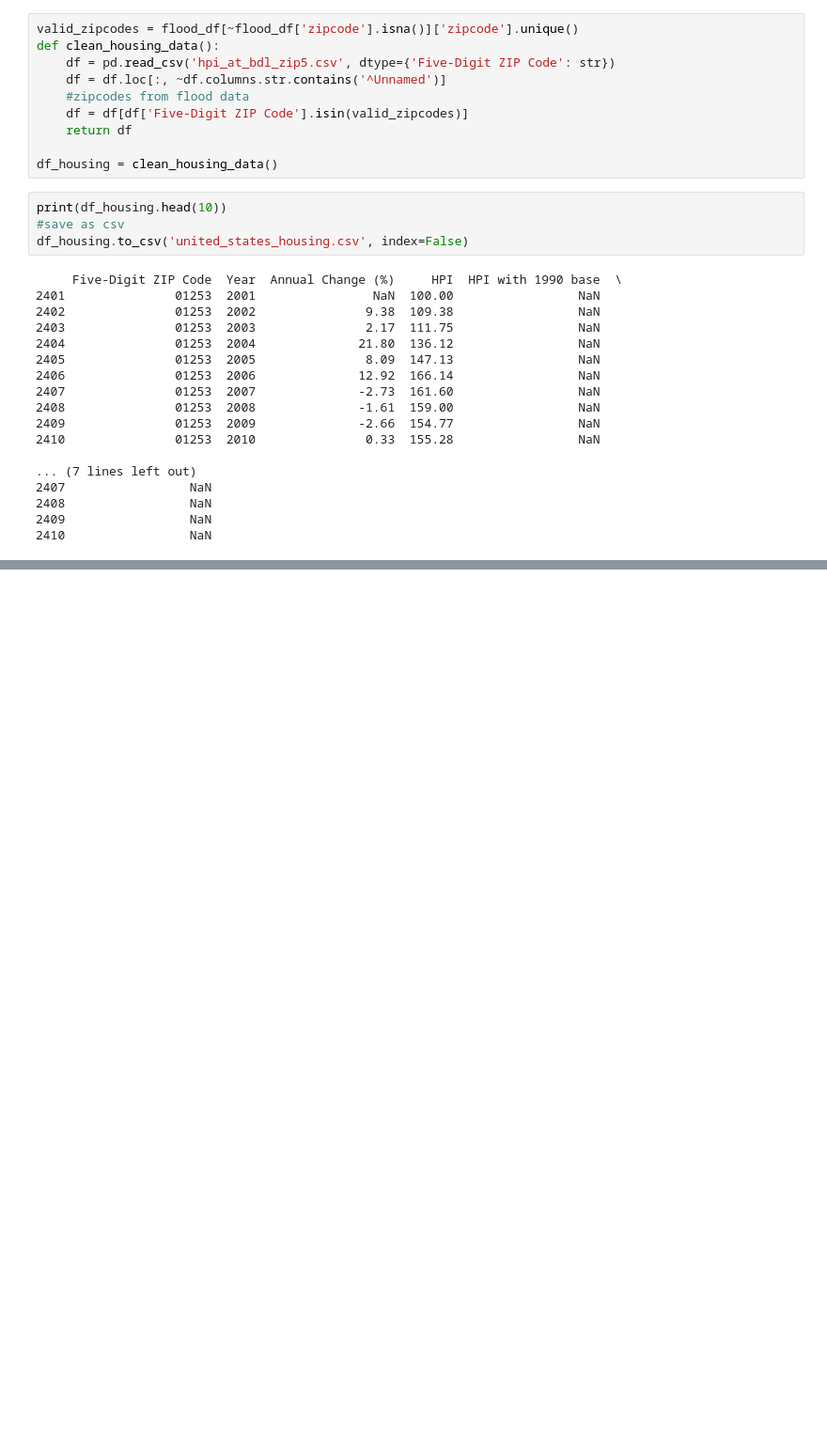
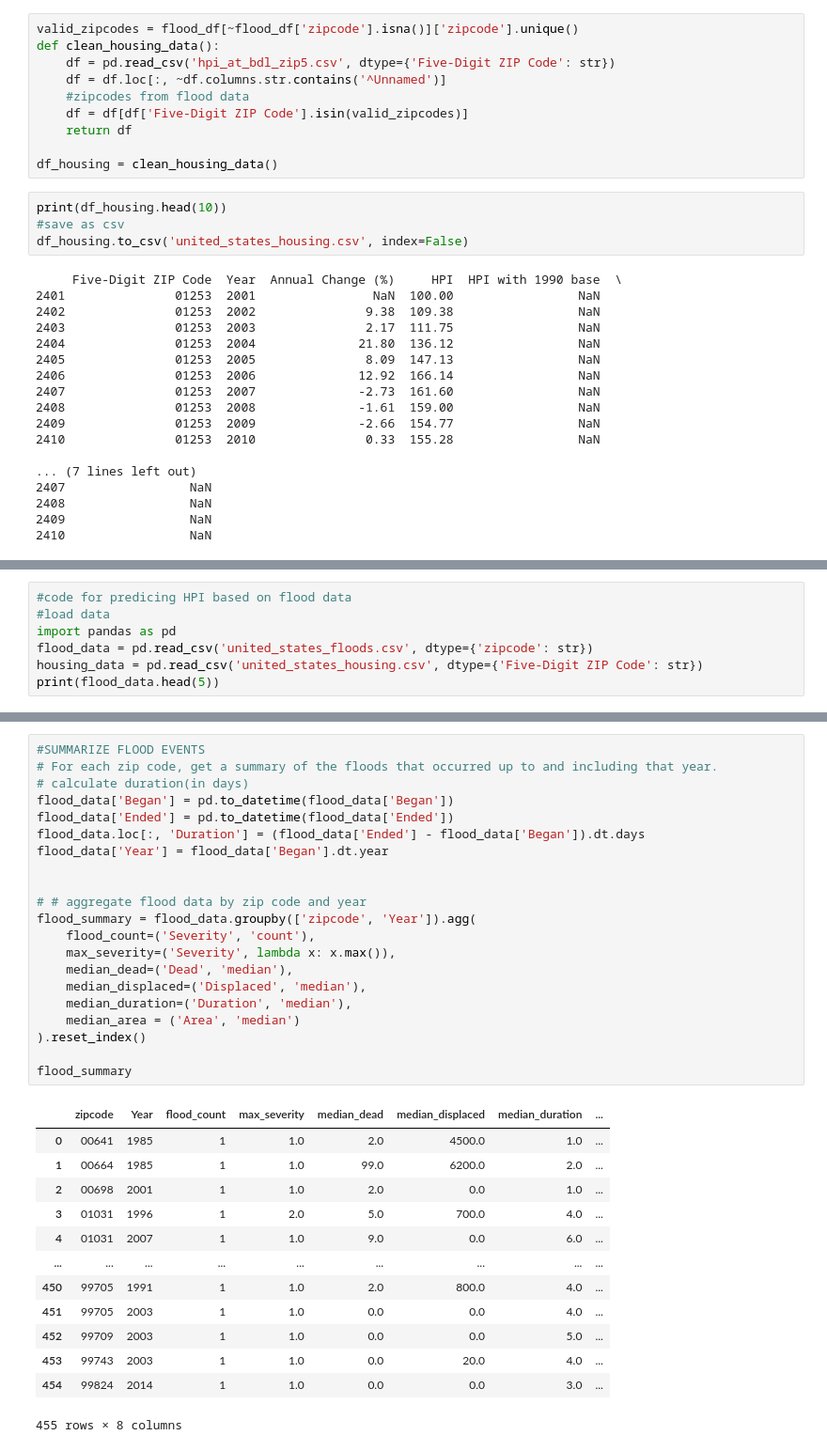
Before and after one commit to melina-thegarza/ml-climate, a Jupyter notebook: src/natural_disaster_housing_prediction.ipynb, the cells around one changed output, grey strips where cells are left out. Shown at 94% size. Saved outputs shown, nothing was run; the diff lists cells and outputs as text; blank space fills up the shorter version.

Commit message:
4/4, combined data for housing/floods, began random forest regressor code

```diff
--- a/src/natural_disaster_housing_prediction.ipynb
+++ b/src/natural_disaster_housing_prediction.ipynb
@@ -144,0 +163,7 @@ Random Forest Regressor
+# %%
+#code for predicing HPI based on flood data
+#load data
+import pandas as pd
+flood_data = pd.read_csv('united_states_floods.csv', dtype={'zipcode': str})
+housing_data = pd.read_csv('united_states_housing.csv', dtype={'Five-Digit ZIP Code': str})
+print(flood_data.head(5))
@@ -144,0 +207,35 @@ Random Forest Regressor
+# %%
+#SUMMARIZE FLOOD EVENTS
+# For each zip code, get a summary of the floods that occurred up to and including that year.
+# calculate duration(in days)
+flood_data['Began'] = pd.to_datetime(flood_data['Began'])
+flood_data['Ended'] = pd.to_datetime(flood_data['Ended'])
+flood_data.loc[:, 'Duration'] = (flood_data['Ended'] - flood_data['Began']).dt.days
+flood_data['Year'] = flood_data['Began'].dt.year
+
+
+# # aggregate flood data by zip code and year
+flood_summary = flood_data.groupby(['zipcode', 'Year']).agg(
+    flood_count=('Severity', 'count'),
+    max_severity=('Severity', lambda x: x.max()),
+    median_dead=('Dead', 'median'),
+    median_displaced=('Displaced', 'median'),
+    median_duration=('Duration', 'median'),
+    median_area = ('Area', 'median')
+).reset_index()
+
+flood_summary
+# %% [output]
+|  | zipcode | Year | flood_count | max_severity | median_dead | median_displaced | median_duration | ... |
+| 0 | 00641 | 1985 | 1 | 1.0 | 2.0 | 4500.0 | 1.0 | ... |
+| 1 | 00664 | 1985 | 1 | 1.0 | 99.0 | 6200.0 | 2.0 | ... |
+| 2 | 00698 | 2001 | 1 | 1.0 | 2.0 | 0.0 | 1.0 | ... |
+| 3 | 01031 | 1996 | 1 | 2.0 | 5.0 | 700.0 | 4.0 | ... |
+| 4 | 01031 | 2007 | 1 | 1.0 | 9.0 | 0.0 | 6.0 | ... |
+| ... | ... | ... | ... | ... | ... | ... | ... | ... |
+| 450 | 99705 | 1991 | 1 | 1.0 | 2.0 | 800.0 | 4.0 | ... |
+| 451 | 99705 | 2003 | 1 | 1.0 | 0.0 | 0.0 | 4.0 | ... |
+| 452 | 99709 | 2003 | 1 | 1.0 | 0.0 | 0.0 | 5.0 | ... |
+| 453 | 99743 | 2003 | 1 | 1.0 | 0.0 | 20.0 | 4.0 | ... |
+| 454 | 99824 | 2014 | 1 | 1.0 | 0.0 | 0.0 | 3.0 | ... |
+455 rows × 8 columns
```
Also changed, not shown: parts of 10 cells of this notebook, 1 other file.
